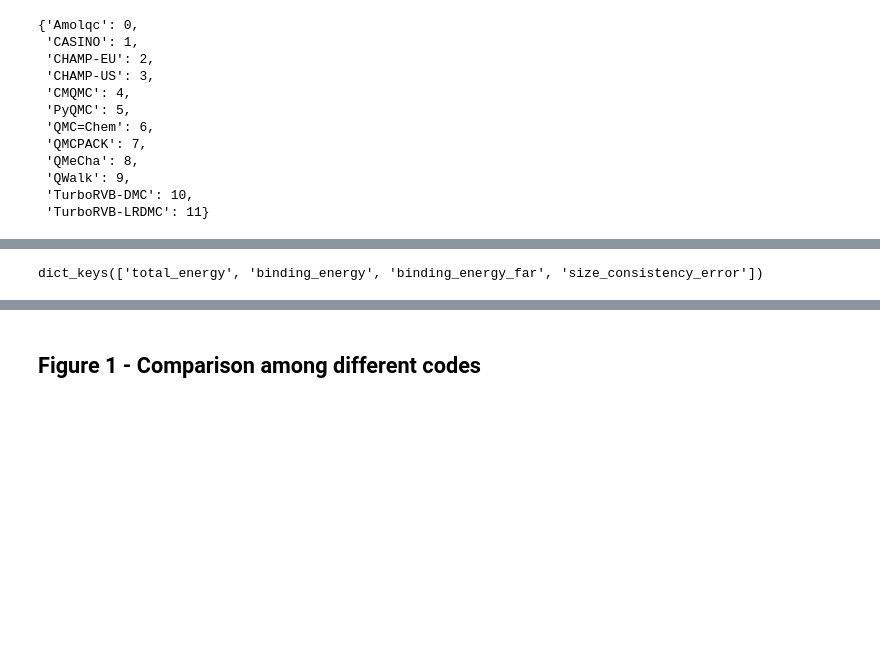
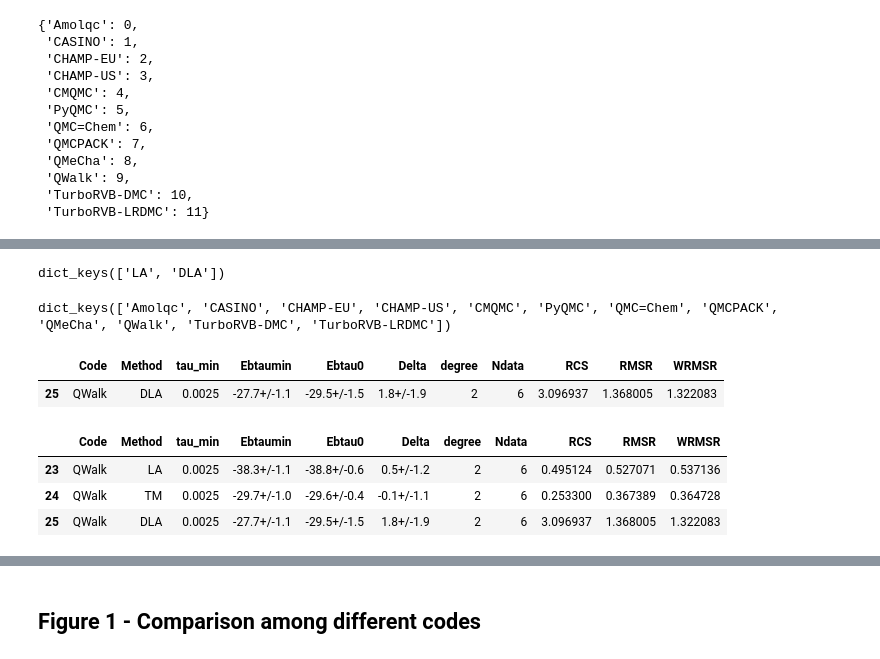
Before and after one commit to zenandrea/DMC-reproducibility, a Jupyter notebook: analysis.ipynb, the cells around one changed output, grey strips where cells are left out. Drawn from its saved outputs; the diff is of its cells as text; code cells hidden in the pictures; blank space fills up the shorter version.

```diff
--- a/analysis.ipynb
+++ b/analysis.ipynb
@@ -51,0 +48,5 @@ else:
+# %%
+# Hatree to eV
+Hartree_to_eV = 27.211386245988
+# Hartree to meV
+Ha2meV = Hartree_to_eV * 1000
@@ -288,4 +536,20 @@ TurboRVB-LRDMC       DTM(0.0025)   0.0   0.1 -28.6(8) -28.4(8)   0.2
-# %%
-dmc_code_data['TurboRVB-LRDMC'].keys()
-# %% [output]
-dict_keys(['total_energy', 'binding_energy', 'binding_energy_far', 'size_consistency_error'])
+# %%
+dmc_code_info['QMeCha']['methods_and_folders'].keys()
+# %% [output]
+dict_keys(['LA', 'DLA'])
+# %%
+dmc_code_info.keys()
+# %% [output]
+dict_keys(['Amolqc', 'CASINO', 'CHAMP-EU', 'CHAMP-US', 'CMQMC', 'PyQMC', 'QMC=Chem', 'QMCPACK', 'QMeCha', 'QWalk', 'TurboRVB-DMC', 'TurboRVB-LRDMC'])
+# %%
+df_Eint.loc[ df_Eint.RCS >3 ]
+# %% [output]
+|  | Code | Method | tau_min | Ebtaumin | Ebtau0 | Delta | degree | Ndata | RCS | RMSR | WRMSR |
+| 25 | QWalk | DLA | 0.0025 | -27.7+/-1.1 | -29.5+/-1.5 | 1.8+/-1.9 | 2 | 6 | 3.096937 | 1.368005 | 1.322083 |
+# %%
+df_Eint.loc[ df_Eint.Code == 'QWalk' ]
+# %% [output]
+|  | Code | Method | tau_min | Ebtaumin | Ebtau0 | Delta | degree | Ndata | RCS | RMSR | WRMSR |
+| 23 | QWalk | LA | 0.0025 | -38.3+/-1.1 | -38.8+/-0.6 | 0.5+/-1.2 | 2 | 6 | 0.495124 | 0.527071 | 0.537136 |
+| 24 | QWalk | TM | 0.0025 | -29.7+/-1.0 | -29.6+/-0.4 | -0.1+/-1.1 | 2 | 6 | 0.253300 | 0.367389 | 0.364728 |
+| 25 | QWalk | DLA | 0.0025 | -27.7+/-1.1 | -29.5+/-1.5 | 1.8+/-1.9 | 2 | 6 | 3.096937 | 1.368005 | 1.322083 |
```
Also changed, not shown: parts of 23 cells of this notebook, 27 other files.
